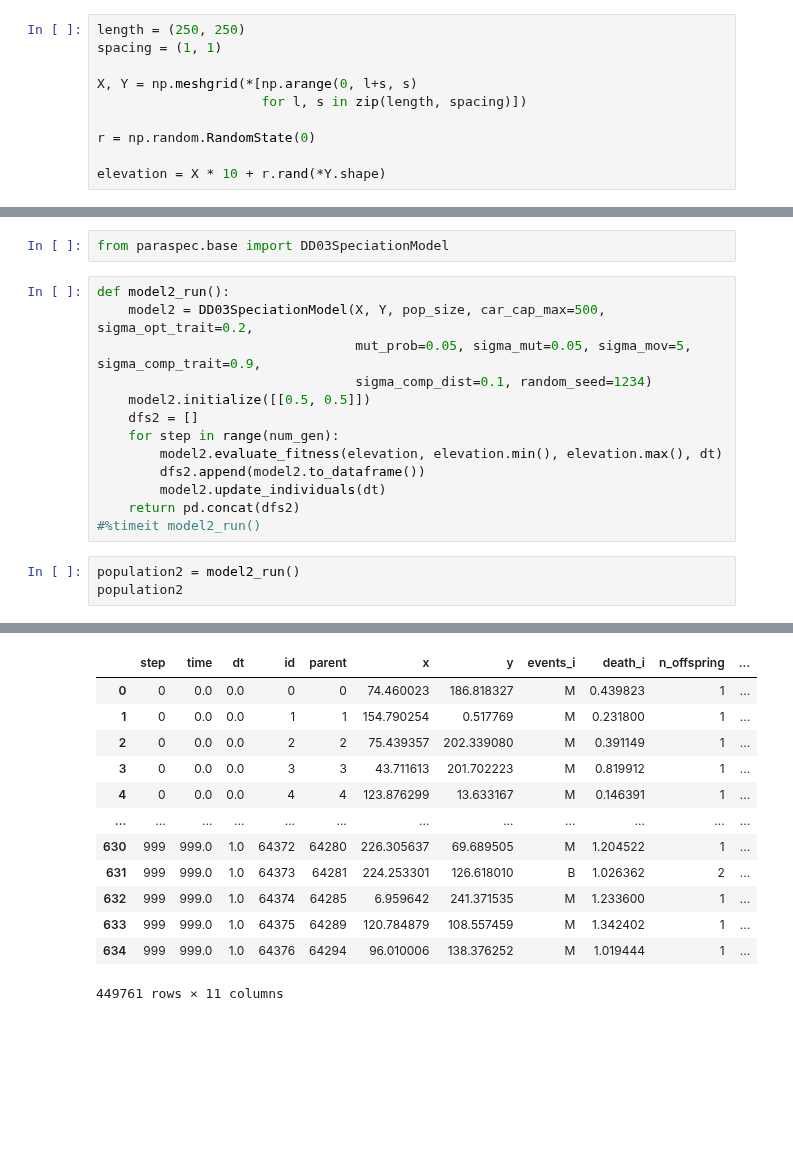
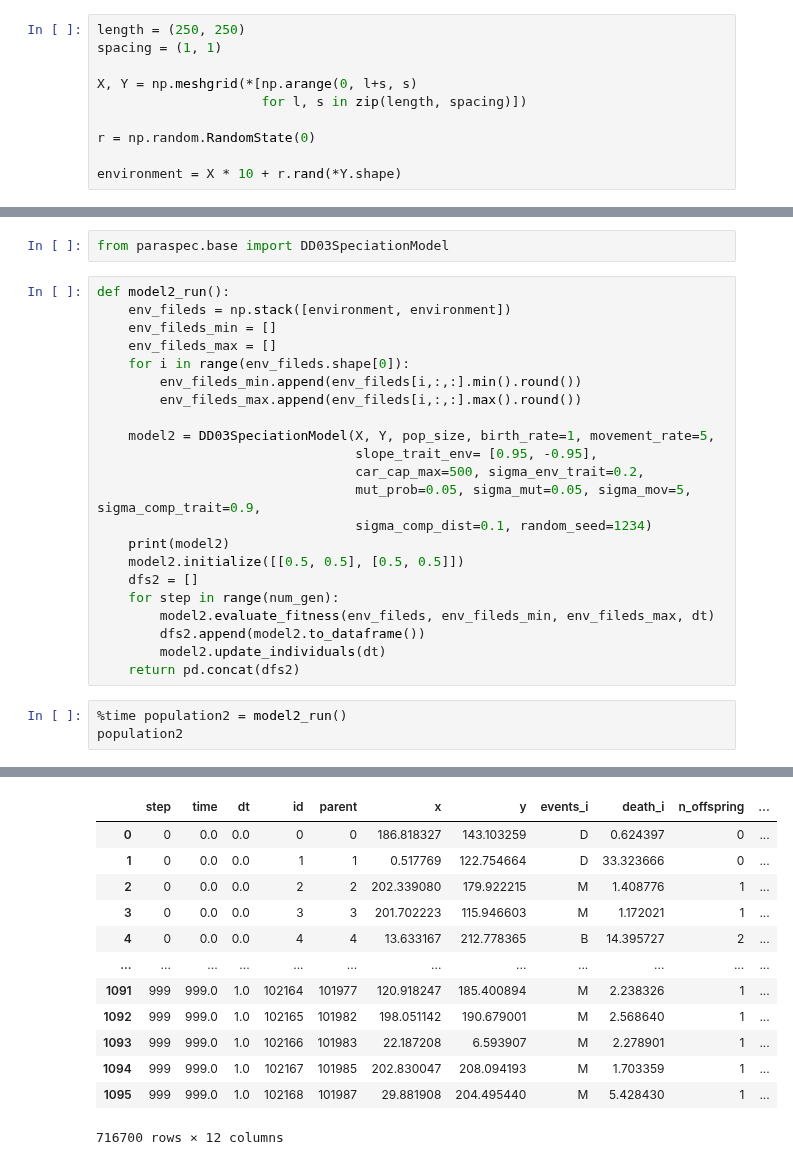
Before and after one commit to fastscape-lem/adascape, a Jupyter notebook: notebooks/basic_example.ipynb, the cells around one changed output, grey strips where cells are left out. Saved outputs shown, nothing was run; the diff lists cells and outputs as text; blank space fills up the shorter version.

```diff
--- a/notebooks/basic_example.ipynb
+++ b/notebooks/basic_example.ipynb
@@ -23,5 +23,5 @@ X, Y = np.meshgrid(*[np.arange(0, l+s, s)
 
 r = np.random.RandomState(0)
 
-elevation = X * 10 + r.rand(*Y.shape)
+environment = X * 10 + r.rand(*Y.shape)
 # %%
@@ -112,18 +148,27 @@ Text(0.5, 0, 'Time (generations)')
 from paraspec.base import DD03SpeciationModel
 # %%
 def model2_run():
-    model2 = DD03SpeciationModel(X, Y, pop_size, car_cap_max=500, sigma_opt_trait=0.2,
+    env_fileds = np.stack([environment, environment])
+    env_fileds_min = []
+    env_fileds_max = []
+    for i in range(env_fileds.shape[0]):
+        env_fileds_min.append(env_fileds[i,:,:].min().round())
+        env_fileds_max.append(env_fileds[i,:,:].max().round())
+
+    model2 = DD03SpeciationModel(X, Y, pop_size, birth_rate=1, movement_rate=5,
+                                 slope_trait_env= [0.95, -0.95],
+                                 car_cap_max=500, sigma_env_trait=0.2,
                                  mut_prob=0.05, sigma_mut=0.05, sigma_mov=5, sigma_comp_trait=0.9,
                                  sigma_comp_dist=0.1, random_seed=1234)
-    model2.initialize([[0.5, 0.5]])
+    print(model2)
+    model2.initialize([[0.5, 0.5], [0.5, 0.5]])
     dfs2 = []
     for step in range(num_gen):
-        model2.evaluate_fitness(elevation, elevation.min(), elevation.max(), dt)
+        model2.evaluate_fitness(env_fileds, env_fileds_min, env_fileds_max, dt)
         dfs2.append(model2.to_dataframe())
         model2.update_individuals(dt)
     return pd.concat(dfs2)
-#%timeit model2_run()
 # %%
-population2 = model2_run()
+%time population2 = model2_run()
 population2
 # %% [output]
@@ -130,15 +193,15 @@ population2
 |  | step | time | dt | id | parent | x | y | events_i | death_i | n_offspring | ... |
-| 0 | 0 | 0.0 | 0.0 | 0 | 0 | 74.460023 | 186.818327 | M | 0.439823 | 1 | ... |
-| 1 | 0 | 0.0 | 0.0 | 1 | 1 | 154.790254 | 0.517769 | M | 0.231800 | 1 | ... |
-| 2 | 0 | 0.0 | 0.0 | 2 | 2 | 75.439357 | 202.339080 | M | 0.391149 | 1 | ... |
-| 3 | 0 | 0.0 | 0.0 | 3 | 3 | 43.711613 | 201.702223 | M | 0.819912 | 1 | ... |
-| 4 | 0 | 0.0 | 0.0 | 4 | 4 | 123.876299 | 13.633167 | M | 0.146391 | 1 | ... |
+| 0 | 0 | 0.0 | 0.0 | 0 | 0 | 186.818327 | 143.103259 | D | 0.624397 | 0 | ... |
+| 1 | 0 | 0.0 | 0.0 | 1 | 1 | 0.517769 | 122.754664 | D | 33.323666 | 0 | ... |
+| 2 | 0 | 0.0 | 0.0 | 2 | 2 | 202.339080 | 179.922215 | M | 1.408776 | 1 | ... |
+| 3 | 0 | 0.0 | 0.0 | 3 | 3 | 201.702223 | 115.946603 | M | 1.172021 | 1 | ... |
+| 4 | 0 | 0.0 | 0.0 | 4 | 4 | 13.633167 | 212.778365 | B | 14.395727 | 2 | ... |
 | ... | ... | ... | ... | ... | ... | ... | ... | ... | ... | ... | ... |
-| 630 | 999 | 999.0 | 1.0 | 64372 | 64280 | 226.305637 | 69.689505 | M | 1.204522 | 1 | ... |
-| 631 | 999 | 999.0 | 1.0 | 64373 | 64281 | 224.253301 | 126.618010 | B | 1.026362 | 2 | ... |
-| 632 | 999 | 999.0 | 1.0 | 64374 | 64285 | 6.959642 | 241.371535 | M | 1.233600 | 1 | ... |
-| 633 | 999 | 999.0 | 1.0 | 64375 | 64289 | 120.784879 | 108.557459 | M | 1.342402 | 1 | ... |
-| 634 | 999 | 999.0 | 1.0 | 64376 | 64294 | 96.010006 | 138.376252 | M | 1.019444 | 1 | ... |
+| 1091 | 999 | 999.0 | 1.0 | 102164 | 101977 | 120.918247 | 185.400894 | M | 2.238326 | 1 | ... |
+| 1092 | 999 | 999.0 | 1.0 | 102165 | 101982 | 198.051142 | 190.679001 | M | 2.568640 | 1 | ... |
+| 1093 | 999 | 999.0 | 1.0 | 102166 | 101983 | 22.187208 | 6.593907 | M | 2.278901 | 1 | ... |
+| 1094 | 999 | 999.0 | 1.0 | 102167 | 101985 | 202.830047 | 208.094193 | M | 1.703359 | 1 | ... |
+| 1095 | 999 | 999.0 | 1.0 | 102168 | 101987 | 29.881908 | 204.495440 | M | 5.428430 | 1 | ... |
-449761 rows × 11 columns
+716700 rows × 12 columns
 # %%
 fig3, axes3 = plt.subplots(nrows=2, ncols=5, sharex='col', sharey='row',figsize=(12, 6))
```
Also changed, not shown: parts of 11 cells of this notebook, 6 other files.
